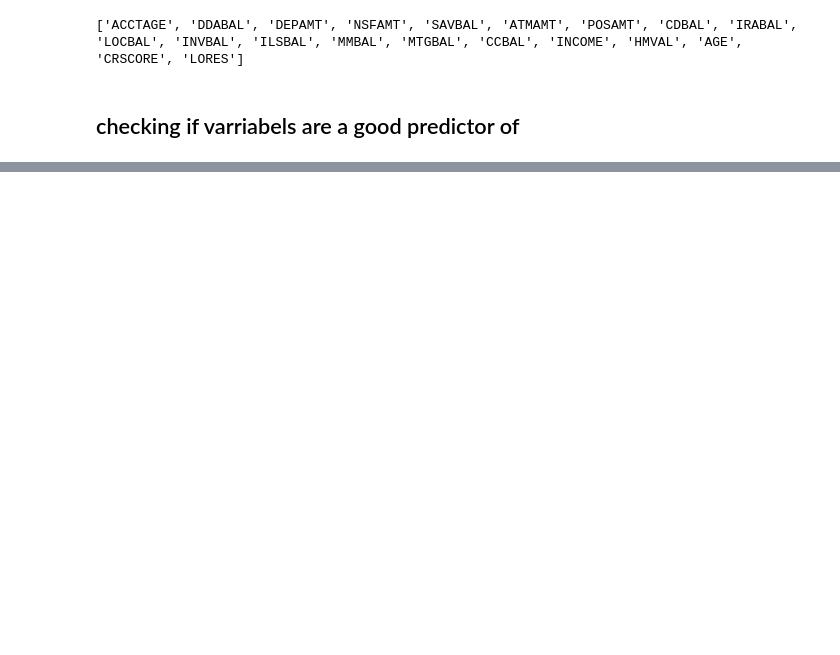
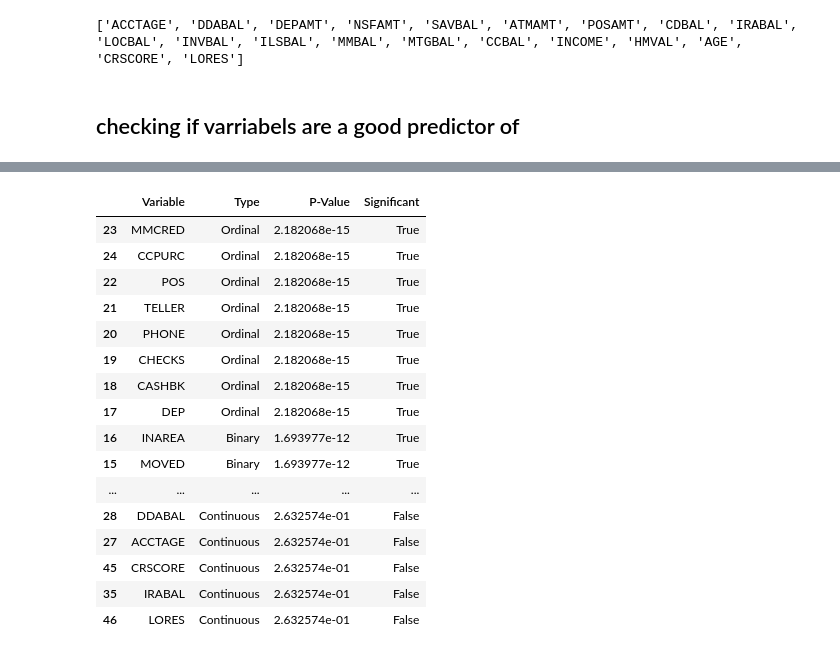
Before and after one commit to SterlingHayden/Logistic-Regression, a Jupyter notebook: HW/HW-01/phase-01.ipynb, the cells around one changed output, grey strips where cells are left out. Saved outputs shown, nothing was run; the diff lists cells and outputs as text; code cells hidden in the pictures; blank space fills up the shorter version.

Commit message:
fixed dummy vars, need to check to make sure i have classified everything correctly

```diff
--- a/HW/HW-01/phase-01.ipynb
+++ b/HW/HW-01/phase-01.ipynb
@@ -138,3 +139,6 @@ print(continuous_cols)
 ['ACCTAGE', 'DDABAL', 'DEPAMT', 'NSFAMT', 'SAVBAL', 'ATMAMT', 'POSAMT', 'CDBAL', 'IRABAL', 'LOCBAL', 'INVBAL', 'ILSBAL', 'MMBAL', 'MTGBAL', 'CCBAL', 'INCOME', 'HMVAL', 'AGE', 'CRSCORE', 'LORES']
 # %% [markdown]
 ## checking if varriabels are a good predictor of
+# %%
+df_encoded = pd.get_dummies(df, columns=['BRANCH', 'RES'])
+df_encoded.head()
@@ -152,17 +163,17 @@ results = []
 
 # Analyze binary variables
 for var in binary_cols:
-    p_value = logistic_regression_summary(df[binary_cols], df['INS'])
+    p_value = logistic_regression_summary(df_encoded[binary_cols], df['INS'])
     results.append({'Variable': var, 'Type': 'Binary', 'P-Value': p_value})
 
 # Analyze ordinal variables
 for var in ordinal_cols:
-    p_value = logistic_regression_summary(df[ordinal_cols], df['INS'])
+    p_value = logistic_regression_summary(df_encoded[ordinal_cols], df['INS'])
     results.append({'Variable': var, 'Type': 'Ordinal', 'P-Value': p_value})
 
 # Analyze nominal variables
 for var in nominal_cols:
-    p_value = logistic_regression_summary(df[nominal_cols], df['INS'])
+    p_value = logistic_regression_summary(pd.get_dummies(df[nominal_cols], drop_first=True, dtype=int), df['INS'])
     results.append({'Variable': var, 'Type': 'Nominal', 'P-Value': p_value})
 
 # Analyze continuous variables
@@ -213,0 +255,20 @@ ValueError: Pandas data cast to numpy dtype of object. Check input data with np.
+# %%
+summary_df_sorted
+# %% [output]
+|  | Variable | Type | P-Value | Significant |
+| 23 | MMCRED | Ordinal | 2.182068e-15 | True |
+| 24 | CCPURC | Ordinal | 2.182068e-15 | True |
+| 22 | POS | Ordinal | 2.182068e-15 | True |
+| 21 | TELLER | Ordinal | 2.182068e-15 | True |
+| 20 | PHONE | Ordinal | 2.182068e-15 | True |
+| 19 | CHECKS | Ordinal | 2.182068e-15 | True |
+| 18 | CASHBK | Ordinal | 2.182068e-15 | True |
+| 17 | DEP | Ordinal | 2.182068e-15 | True |
+| 16 | INAREA | Binary | 1.693977e-12 | True |
+| 15 | MOVED | Binary | 1.693977e-12 | True |
+| ... | ... | ... | ... | ... |
+| 28 | DDABAL | Continuous | 2.632574e-01 | False |
+| 27 | ACCTAGE | Continuous | 2.632574e-01 | False |
+| 45 | CRSCORE | Continuous | 2.632574e-01 | False |
+| 35 | IRABAL | Continuous | 2.632574e-01 | False |
+| 46 | LORES | Continuous | 2.632574e-01 | False |
```
Also changed, not shown: parts of 5 cells of this notebook.
